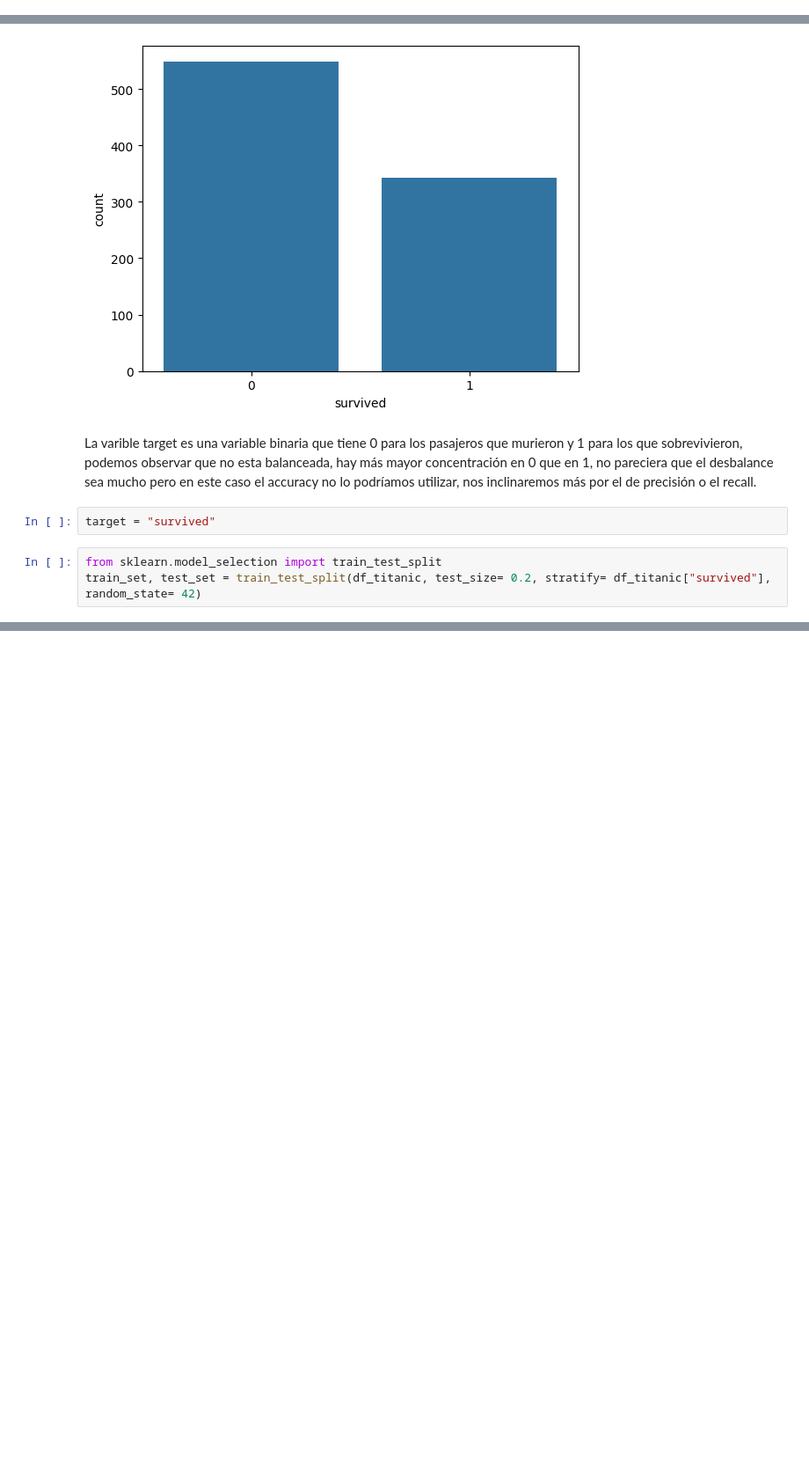
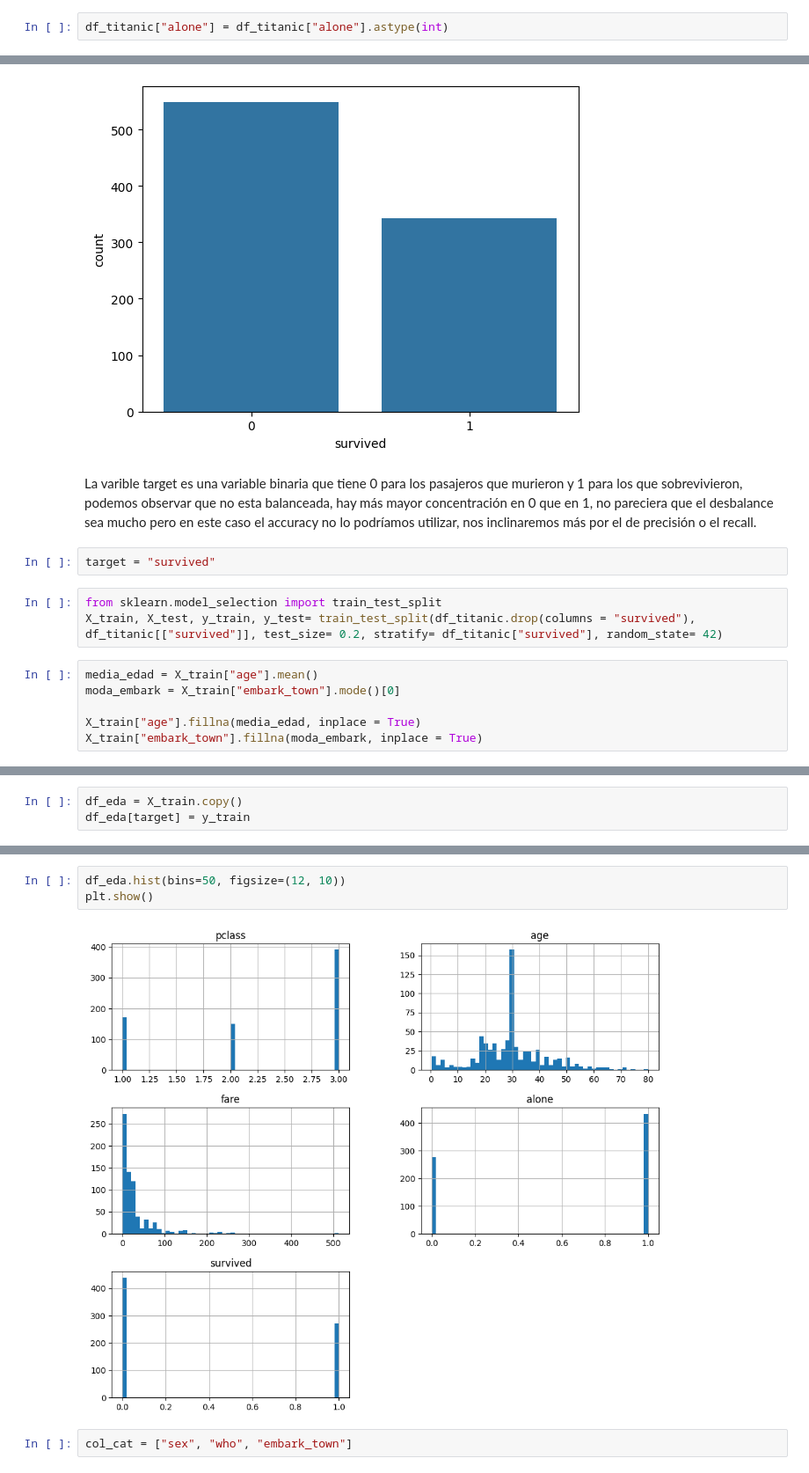
Before and after one commit to nessapatino/ONLINE_DS_THEBRIDGE_VANEPATINO, a Jupyter notebook: Sprint_12/Unidad_02/Practica_Obligatoria/18_Practica_Obligatoria_Clasificacion_y_Regresion_Logistica.ipynb, the cells around one changed output, grey strips where cells are left out. Shown at 88% size. Drawn from its saved outputs; the diff is of its cells as text; blank space fills up the shorter version.

```diff
--- a/Sprint_12/Unidad_02/Practica_Obligatoria/18_Practica_Obligatoria_Clasificacion_y_Regresion_Logistica.ipynb
+++ b/Sprint_12/Unidad_02/Practica_Obligatoria/18_Practica_Obligatoria_Clasificacion_y_Regresion_Logistica.ipynb
@@ -100,3 +97,5 @@ memory usage: 70.6+ KB
+# %%
+df_titanic["alone"] = df_titanic["alone"].astype(int)
 # %%
 df_titanic["survived"].value_counts()
 # %% [output]
@@ -115,4 +114,10 @@ La varible target es una variable binaria que tiene 0 para los pasajeros que mur
 target = "survived"
 # %%
 from sklearn.model_selection import train_test_split
-train_set, test_set = train_test_split(df_titanic, test_size= 0.2, stratify= df_titanic["survived"], random_state= 42)
+X_train, X_test, y_train, y_test= train_test_split(df_titanic.drop(columns = "survived"), df_titanic[["survived"]], test_size= 0.2, stratify= df_titanic["survived"], random_state= 42)
+# %%
+media_edad = X_train["age"].mean()
+moda_embark = X_train["embark_town"].mode()[0]
+
+X_train["age"].fillna(media_edad, inplace = True)
+X_train["embark_town"].fillna(moda_embark, inplace = True)
@@ -118,0 +141,3 @@ train_set, test_set = train_test_split(df_titanic, test_size= 0.2, stratify= df_
+# %%
+df_eda = X_train.copy()
+df_eda[target] = y_train
@@ -118,0 +156,7 @@ train_set, test_set = train_test_split(df_titanic, test_size= 0.2, stratify= df_
+# %%
+df_eda.hist(bins=50, figsize=(12, 10))
+plt.show()
+# %% [output]
+[figure, added]
+# %%
+col_cat = ["sex", "who", "embark_town"]
```
Also changed, not shown: parts of 33 cells of this notebook, 1 other file.
